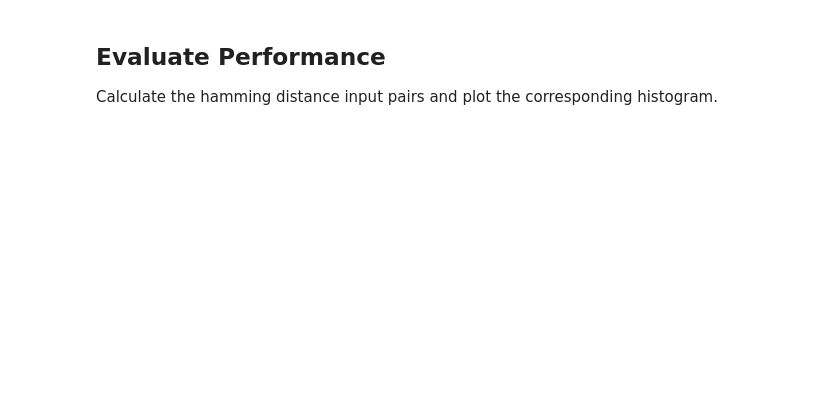
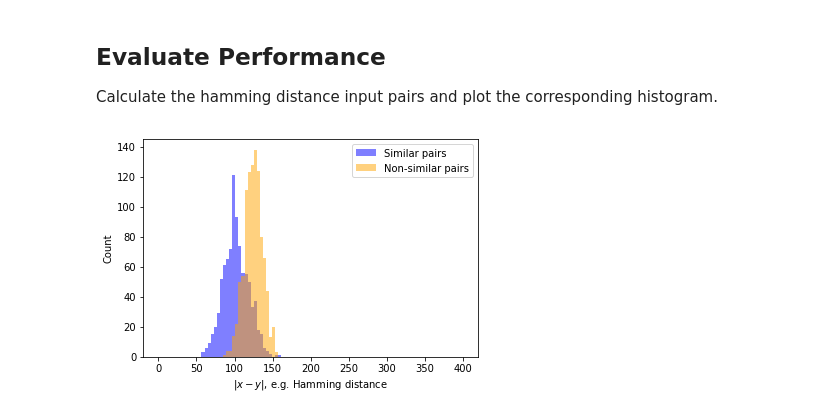
Before and after one commit to evhub/live-song-id, a Jupyter notebook: HashNet.ipynb, the cells around one changed output. Saved outputs shown, nothing was run; the diff lists cells and outputs as text; code cells hidden in the pictures; blank space fills up the shorter version.

```diff
--- a/HashNet.ipynb
+++ b/HashNet.ipynb
@@ -124,0 +179,3 @@ Obtain a matrix $X_1$, $X_2$, $[w_{ij}]$, and $[s_{ij}]$ where $X_1$ and $X_2$ a
+# %%
+X1, X2, S, W, groundTruth = generate_training_data(data_train)
+X1_val, X2_val, S_val, W_val, groundTruth_val = generate_training_data(data_val)
@@ -501,6 +571,9 @@ plt.imshow(pred_X1[:30] > 0)
 Calculate the hamming distance input pairs and plot the corresponding histogram.
 # %%
 representation_model = Model(image_a, encoded_a)
+visualize(X1_val, X2_val, groundTruth_val, representation_model)
+# %% [output]
+[figure, added]
 # %%
 plt.figure()
 hist_sim = []
```
Also changed, not shown: parts of 26 cells of this notebook, 1 other file.
